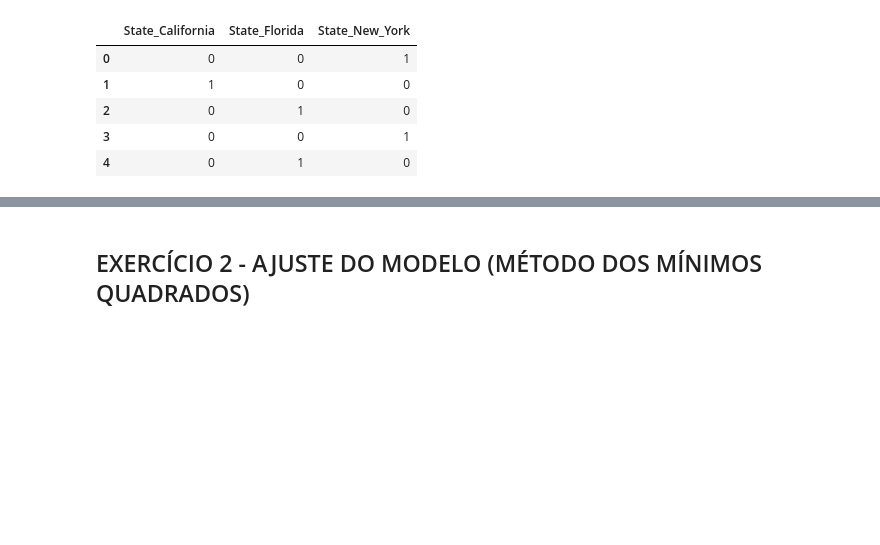
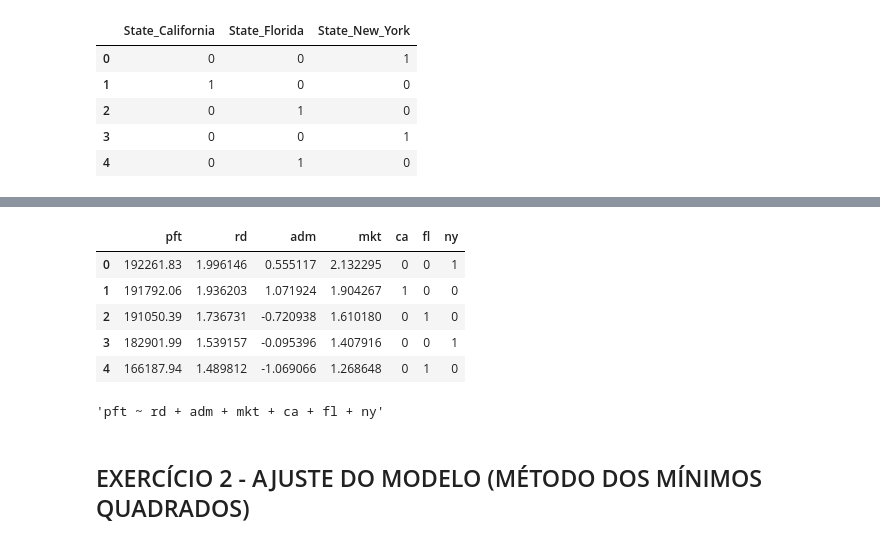
Before and after one commit to abakashi/dinamica_dex04_day05, a Jupyter notebook: Estatistica_avancada_ex.ipynb, the cells around one changed output, grey strips where cells are left out. Cells and saved outputs as stored; diff of their text form; code cells hidden in the pictures; blank space fills up the shorter version.

```diff
--- a/Estatistica_avancada_ex.ipynb
+++ b/Estatistica_avancada_ex.ipynb
@@ -199,5 +209,30 @@ dfFinal.head()
 | 2 | 1.736731 | -0.720938 | 1.610180 | 0 | 1 | 0 |
 | 3 | 1.539157 | -0.095396 | 1.407916 | 0 | 0 | 1 |
 | 4 | 1.489812 | -1.069066 | 1.268648 | 0 | 1 | 0 |
+# %%
+#Adição da resposta
+dfFull = pd.concat([y, dfFinal], axis = 1).rename(columns={'Profit':'pft'})
+dfFull.head()
+# %% [output]
+|  | pft | rd | adm | mkt | ca | fl | ny |
+| 0 | 192261.83 | 1.996146 | 0.555117 | 2.132295 | 0 | 0 | 1 |
+| 1 | 191792.06 | 1.936203 | 1.071924 | 1.904267 | 1 | 0 | 0 |
+| 2 | 191050.39 | 1.736731 | -0.720938 | 1.610180 | 0 | 1 | 0 |
+| 3 | 182901.99 | 1.539157 | -0.095396 | 1.407916 | 0 | 0 | 1 |
+| 4 | 166187.94 | 1.489812 | -1.069066 | 1.268648 | 0 | 1 | 0 |
+# %%
+# definindo a runção para escrever a fórmula de dependência:
+
+def ols_formula(df, dep_var, *excluded_cols):
+  cols = list(df.columns) #  transformando em lista os campos das colunas
+  cols.remove(dep_var) #  removendo a variável de interesse.
+
+  if len(excluded_cols) > 0: #caso haja mais variaveis a serem removidas.
+    for col in excluded_cols:
+      cols.remove(col)
+
+  return f'{dep_var} ~ ' + ' + '.join(cols)
+# %% [output]
+'pft ~ rd + adm + mkt + ca + fl + ny'
 # %% [markdown]
 ## EXERCÍCIO 2 - AJUSTE DO MODELO (MÉTODO DOS MÍNIMOS QUADRADOS)
```
Also changed, not shown: parts of 6 cells of this notebook.
